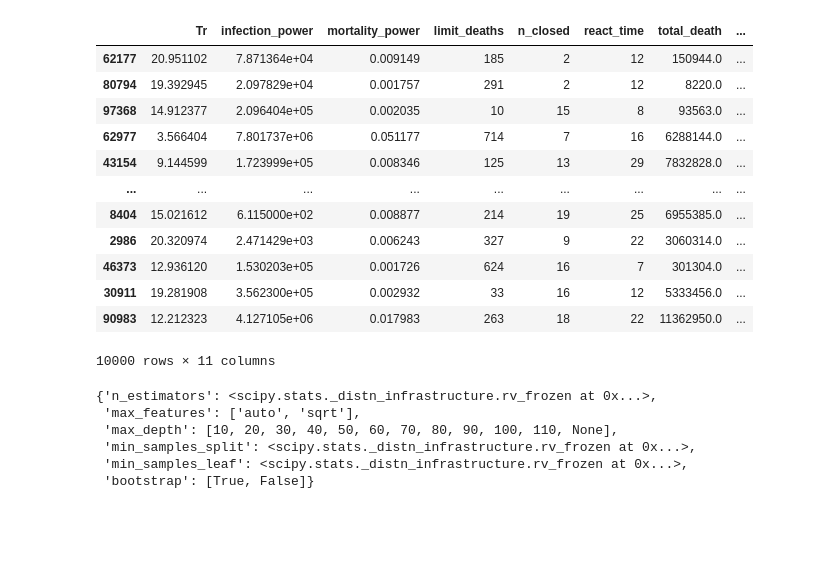
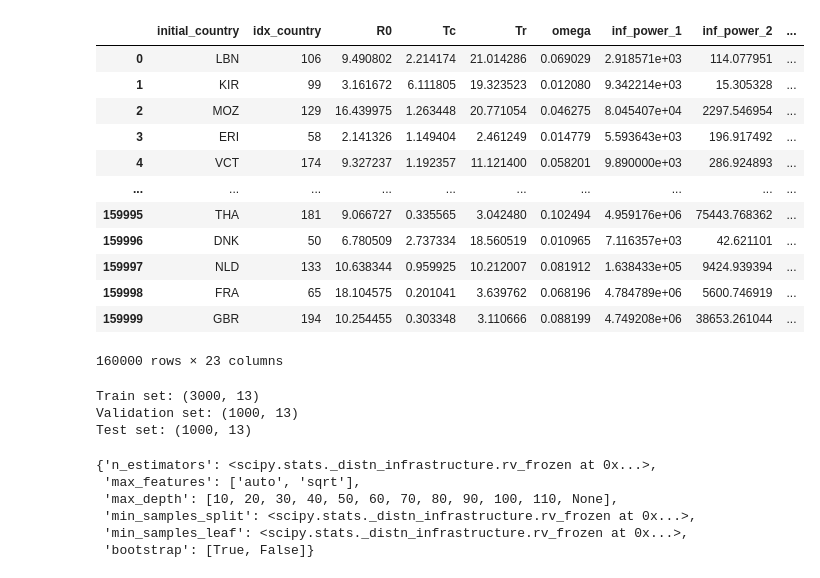
Before and after one commit to Albert-GM/TFM, a Jupyter notebook: notebooks/random_forest-rev1.ipynb, the cells around one changed output. Cells and saved outputs as stored; diff of their text form; code cells hidden in the pictures; blank space fills up the shorter version.

```diff
--- a/notebooks/random_forest-rev1.ipynb
+++ b/notebooks/random_forest-rev1.ipynb
@@ -31,25 +27,0 @@ sns.set()
-# %%
-df = pd.read_pickle(f'{root_project}/data/processed/sir_simulation_100k.pickle')
-df = features_graph(df)
-df = features_pop(df)
-df_model = df[['Tr', 'infection_power', 'mortality_power', 'limit_deaths', 'n_closed', 'react_time',
-               'total_death', 'betweenness', 'degree', 'closeness', 'country_pop']]
-
-
-df_model = df_model.sample(10000) # par entrenar con menos muestras
-
-df_model
-# %% [output]
-|  | Tr | infection_power | mortality_power | limit_deaths | n_closed | react_time | total_death | ... |
-| 62177 | 20.951102 | 7.871364e+04 | 0.009149 | 185 | 2 | 12 | 150944.0 | ... |
-| 80794 | 19.392945 | 2.097829e+04 | 0.001757 | 291 | 2 | 12 | 8220.0 | ... |
-| 97368 | 14.912377 | 2.096404e+05 | 0.002035 | 10 | 15 | 8 | 93563.0 | ... |
-| 62977 | 3.566404 | 7.801737e+06 | 0.051177 | 714 | 7 | 16 | 6288144.0 | ... |
-| 43154 | 9.144599 | 1.723999e+05 | 0.008346 | 125 | 13 | 29 | 7832828.0 | ... |
-| ... | ... | ... | ... | ... | ... | ... | ... | ... |
-| 8404 | 15.021612 | 6.115000e+02 | 0.008877 | 214 | 19 | 25 | 6955385.0 | ... |
-| 2986 | 20.320974 | 2.471429e+03 | 0.006243 | 327 | 9 | 22 | 3060314.0 | ... |
-| 46373 | 12.936120 | 1.530203e+05 | 0.001726 | 624 | 16 | 7 | 301304.0 | ... |
-| 30911 | 19.281908 | 3.562300e+05 | 0.002932 | 33 | 16 | 12 | 5333456.0 | ... |
-| 90983 | 12.212323 | 4.127105e+06 | 0.017983 | 263 | 18 | 22 | 11362950.0 | ... |
-10000 rows × 11 columns
@@ -61,3 +28,37 @@ X_train_val, X_test, y_train_val, y_test = train_test_split(X, y, test_size=0.2,
+# %%
+df = pd.read_pickle(f'{root_project}/data/processed/features_model.pickle')
+df
+# %% [output]
+|  | initial_country | idx_country | R0 | Tc | Tr | omega | inf_power_1 | inf_power_2 | ... |
+| 0 | LBN | 106 | 9.490802 | 2.214174 | 21.014286 | 0.069029 | 2.918571e+03 | 114.077951 | ... |
+| 1 | KIR | 99 | 3.161672 | 6.111805 | 19.323523 | 0.012080 | 9.342214e+03 | 15.305328 | ... |
+| 2 | MOZ | 129 | 16.439975 | 1.263448 | 20.771054 | 0.046275 | 8.045407e+04 | 2297.546954 | ... |
+| 3 | ERI | 58 | 2.141326 | 1.149404 | 2.461249 | 0.014779 | 5.593643e+03 | 196.917492 | ... |
+| 4 | VCT | 174 | 9.327237 | 1.192357 | 11.121400 | 0.058201 | 9.890000e+03 | 286.924893 | ... |
+| ... | ... | ... | ... | ... | ... | ... | ... | ... | ... |
+| 159995 | THA | 181 | 9.066727 | 0.335565 | 3.042480 | 0.102494 | 4.959176e+06 | 75443.768362 | ... |
+| 159996 | DNK | 50 | 6.780509 | 2.737334 | 18.560519 | 0.010965 | 7.116357e+03 | 42.621101 | ... |
+| 159997 | NLD | 133 | 10.638344 | 0.959925 | 10.212007 | 0.081912 | 1.638433e+05 | 9424.939394 | ... |
+| 159998 | FRA | 65 | 18.104575 | 0.201041 | 3.639762 | 0.068196 | 4.784789e+06 | 5600.746919 | ... |
+| 159999 | GBR | 194 | 10.254455 | 0.303348 | 3.110666 | 0.088199 | 4.749208e+06 | 38653.261044 | ... |
+160000 rows × 23 columns
+# %%
+df = df.sample(5000) # par entrenar con menos muestras
+
+features = ['Tr', 'inf_power_1', 'inf_power_2', 'mort_power_1', 'mort_power_2', 'mort_power_3', 'limit_deaths',
+           'n_closed', 'react_time','total_death', 'betweenness', 'degree', 'closeness', 'country_pop']
+
+df = df[features]
+
+
+X_train, X_val, X_test, y_train, y_val, y_test = make_train_val_test(df)
+
+X_train_val = pd.concat([X_train, X_val])
+y_train_val = pd.concat([y_train, y_val])
+# %% [output]
+Train set: (3000, 13)
+Validation set: (1000, 13)
+Test set: (1000, 13)
 # %%
 max_depth = [int(x) for x in np.linspace(10, 110, num=11)]
 max_depth.append(None)
```
Also changed, not shown: parts of 5 cells of this notebook, 11 other files.
